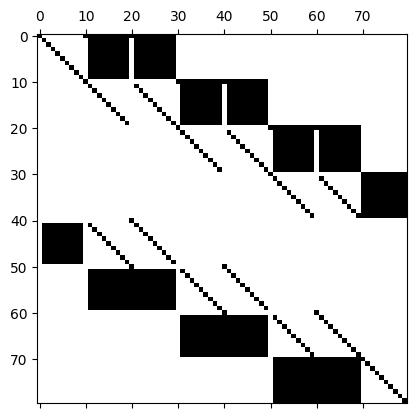
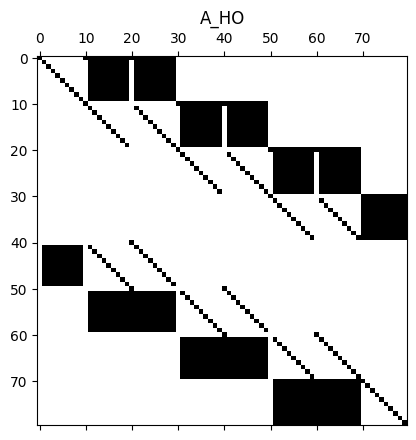
The notebook cell's code change between the first figure and the second:
--- before
+++ after
@@ -1,16 +1,34 @@
 # original before moving rows/cols around
 plt.spy(A_HO)
+plt.title("A_HO")
 plt.show()
 
 plt.spy(b_HO[:,np.newaxis])
+plt.title("b_HO")
 plt.show()
 
 plt.spy(A_HI)
+plt.title("A_HI")
 plt.show()
 
 plt.spy(b_HI[:,np.newaxis])
+plt.title("b_HI")
+plt.show()
+
+plt.spy(c_on_outer[0,:,:])
+plt.title("c_on_outer")
+plt.show()
+
+plt.spy(c_on_inner[0,:,:])
+plt.title("c_on_inner")
 plt.show()
 
 B = np.concatenate([b_HO[:,np.newaxis], b_HI[:,np.newaxis]],axis=1)
 plt.spy(B)
+plt.title("B")
 plt.show()
+
+C = np.concatenate([c_on_outer[0,:,:], c_on_inner[0,:,:]],axis=0)
+plt.spy(C)
+plt.title("C")
+plt.show()

Commit: extract c-vector but it contains all nans